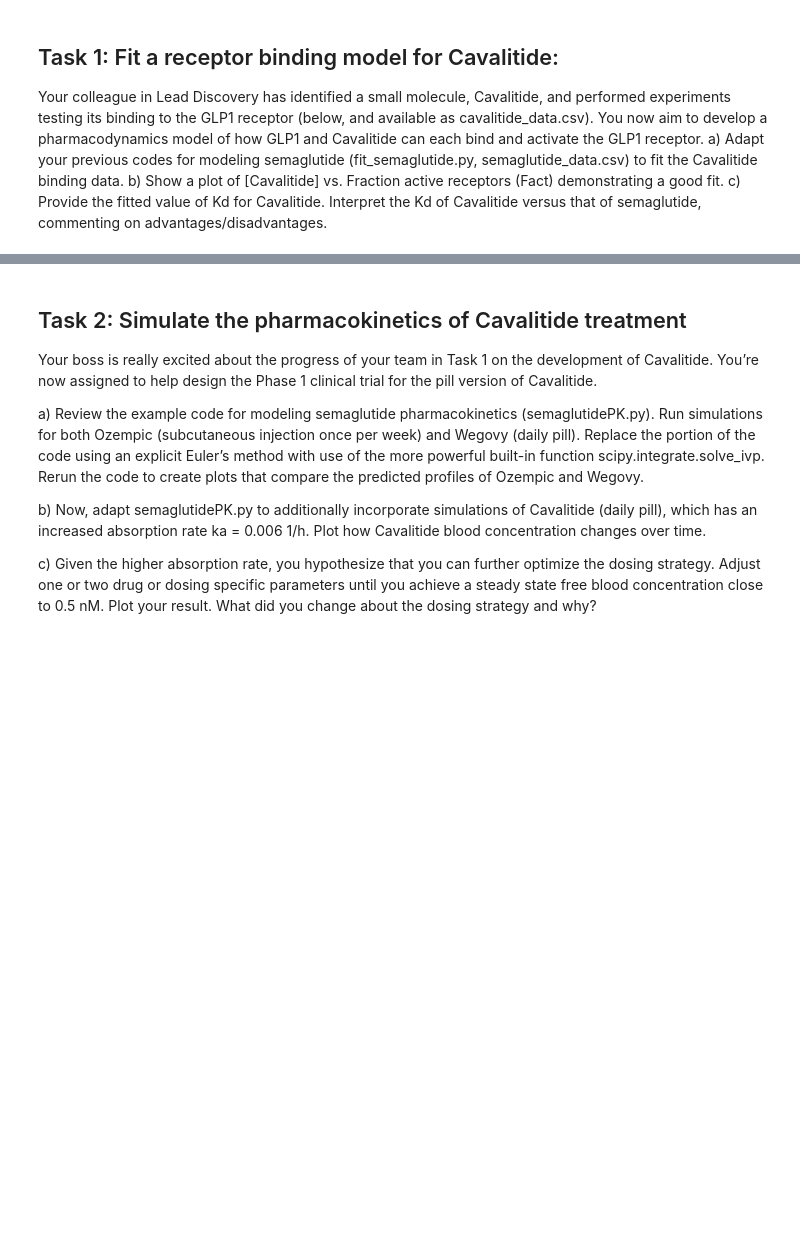
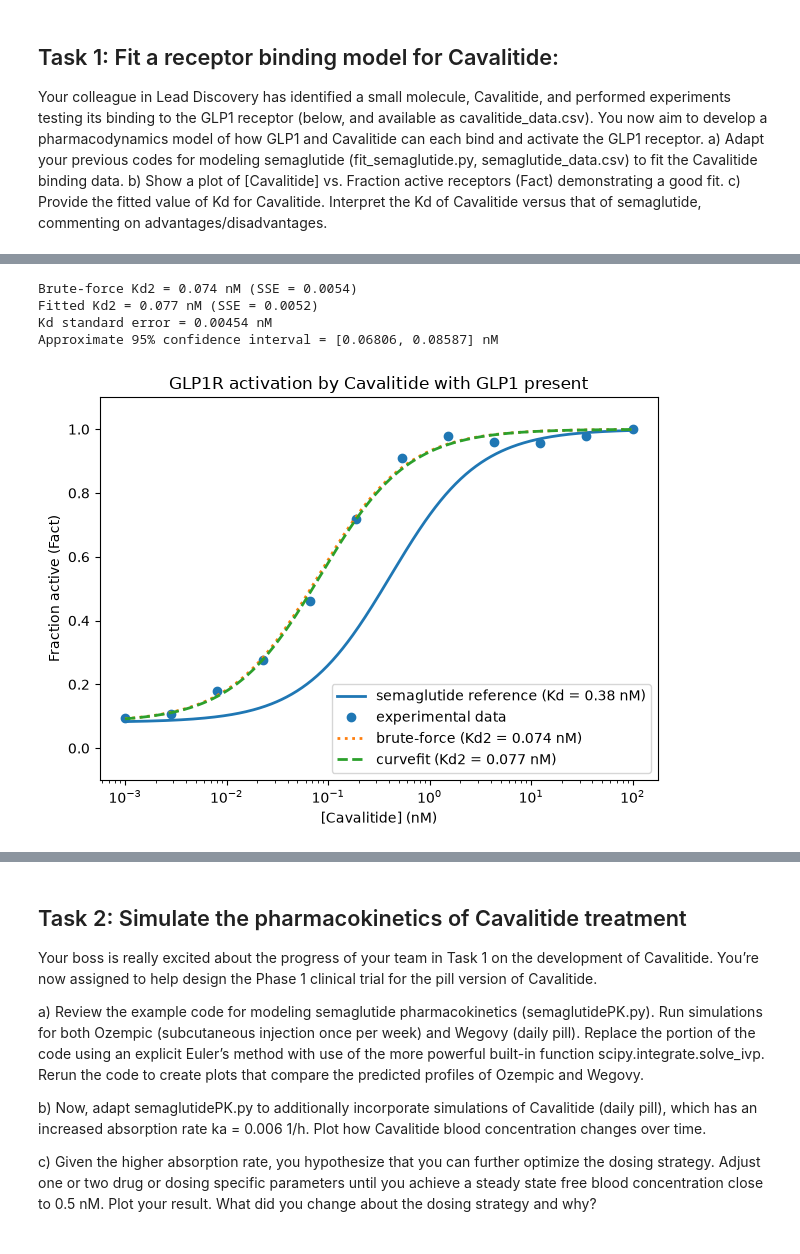
Before and after one commit to BigPanda0226/BME2315_Module3, a Jupyter notebook: Module3_Project_Template.ipynb, the cells around one changed output, grey strips where cells are left out. Saved outputs shown, nothing was run; the diff lists cells and outputs as text; code cells hidden in the pictures; blank space fills up the shorter version.

```diff
--- a/Module3_Project_Template.ipynb
+++ b/Module3_Project_Template.ipynb
@@ -26,0 +32,74 @@ c)	Provide the fitted value of Kd for Cavalitide. Interpret the Kd of Cavalitide
+# %%
+%matplotlib inline
+# fit_cavalitide_GLP1R.py
+# Adapted from the instructor's fit_semaglutide_GLP1R.py example.
+
+import numpy as np
+import matplotlib.pyplot as plt
+from scipy.optimize import curve_fit
+
+def Fact(L1, L2, Kd1, Kd2):
+    """Fractional receptor activation with two agonists L1 and L2"""
+    return (Kd2*L1+Kd1*L2) / (Kd1*Kd2 + Kd2*L1 + Kd1*L2)
+
+# Parameters [nM]
+Kd1 = 0.17 # L1, GLP1
+Kd2 = 0.38 # semaglutide reference
+L1 = 0.015 # [nM] GLP1 (fasting)
+L2 = np.logspace(-3, 2, 500) # [nM] semaglutide or cavalitide
+
+# Load the data
+data = np.loadtxt("cavalitide_data.csv", delimiter=",", skiprows=1)
+L2_loaded, Fact_loaded = data[:, 0], data[:, 1]
+
+# Approach 1: Brute force optimization of Kd2. try many candidate values in a for loop
+Kd2_candidates = np.logspace(-3, 2, 100) # [nM]
+SSE_brute = np.inf
+for Kd2_try in Kd2_candidates:
+    # Sum of squared errors between the data and the model for this candidate
+    SSE = np.sum((Fact_loaded - Fact(L1, L2_loaded, Kd1, Kd2_try))**2)
+    if SSE < SSE_brute:
+        SSE_brute = SSE
+        Kd2_brute = Kd2_try
+print(f"Brute-force Kd2 = {Kd2_brute:.3f} nM (SSE = {SSE_brute:.4f})")
+
+# Approach 2: Python curvefit of Kd2. related to steepest descent method
+popt, pcov = curve_fit(lambda L2, Kd2: Fact(L1, L2, Kd1, Kd2),
+                       L2_loaded, Fact_loaded, p0=[0.1], bounds=(0, np.inf))
+Kd2_fit = popt[0]
+SSE_fit = np.sum((Fact_loaded - Fact(L1, L2_loaded, Kd1, Kd2_fit))**2)
+print(f"Fitted Kd2 = {Kd2_fit:.3f} nM (SSE = {SSE_fit:.4f})")
+
+
+# Extra analysis: approximate 95% confidence interval for Cavalitide Kd.
+# The square root of the fitted variance gives the standard error.
+Kd2_se = np.sqrt(pcov[0, 0])
+ci_low = Kd2_fit - 1.96 * Kd2_se
+ci_high = Kd2_fit + 1.96 * Kd2_se
+print(f"Kd standard error = {Kd2_se:.5f} nM")
+print(f"Approximate 95% confidence interval = [{ci_low:.5f}, {ci_high:.5f}] nM")
+
+plt.figure()
+line, = plt.semilogx(L2, Fact(L1, L2, Kd1, Kd2), lw=2,
+                     label="semaglutide reference (Kd = 0.38 nM)")
+plt.semilogx(L2_loaded, Fact_loaded, "o", c=line.get_color(),
+             label="experimental data")
+plt.semilogx(L2, Fact(L1, L2, Kd1, Kd2_brute), ":", lw=2,
+             label=f"brute-force (Kd2 = {Kd2_brute:.3f} nM)")
+plt.semilogx(L2, Fact(L1, L2, Kd1, Kd2_fit), "--", lw=2,
+             label=f"curvefit (Kd2 = {Kd2_fit:.3f} nM)")
+
+plt.ylim(-0.1, 1.1)
+plt.xlabel("[Cavalitide] (nM)")
+plt.ylabel("Fraction active (Fact)")
+plt.title("GLP1R activation by Cavalitide with GLP1 present")
+plt.legend(loc="best")
+plt.tight_layout()
+plt.savefig("cavalitide_fit.png", dpi=200)
+plt.show()
+# %% [output]
+Brute-force Kd2 = 0.074 nM (SSE = 0.0054)
+Fitted Kd2 = 0.077 nM (SSE = 0.0052)
+Kd standard error = 0.00454 nM
+Approximate 95% confidence interval = [0.06806, 0.08587] nM
+[figure, added]
```
Also changed, not shown: parts of 4 cells of this notebook.
